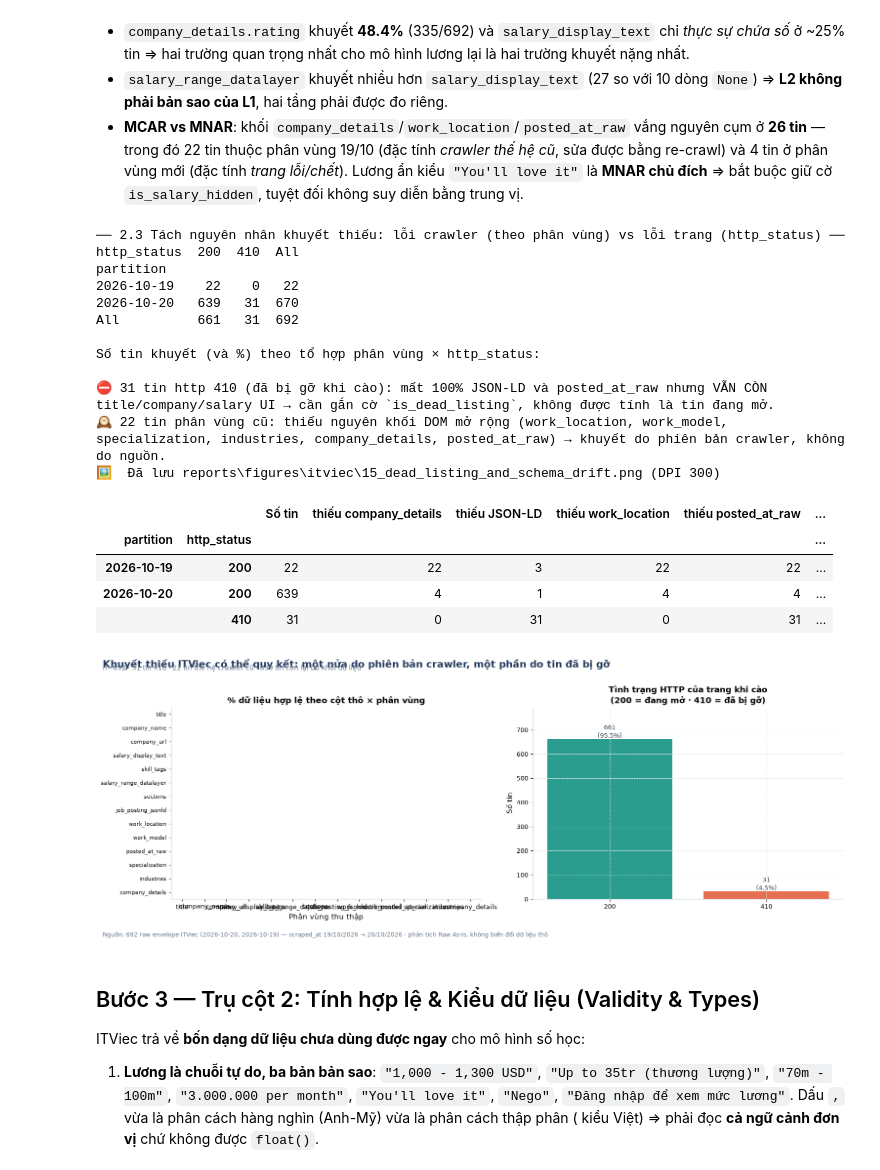
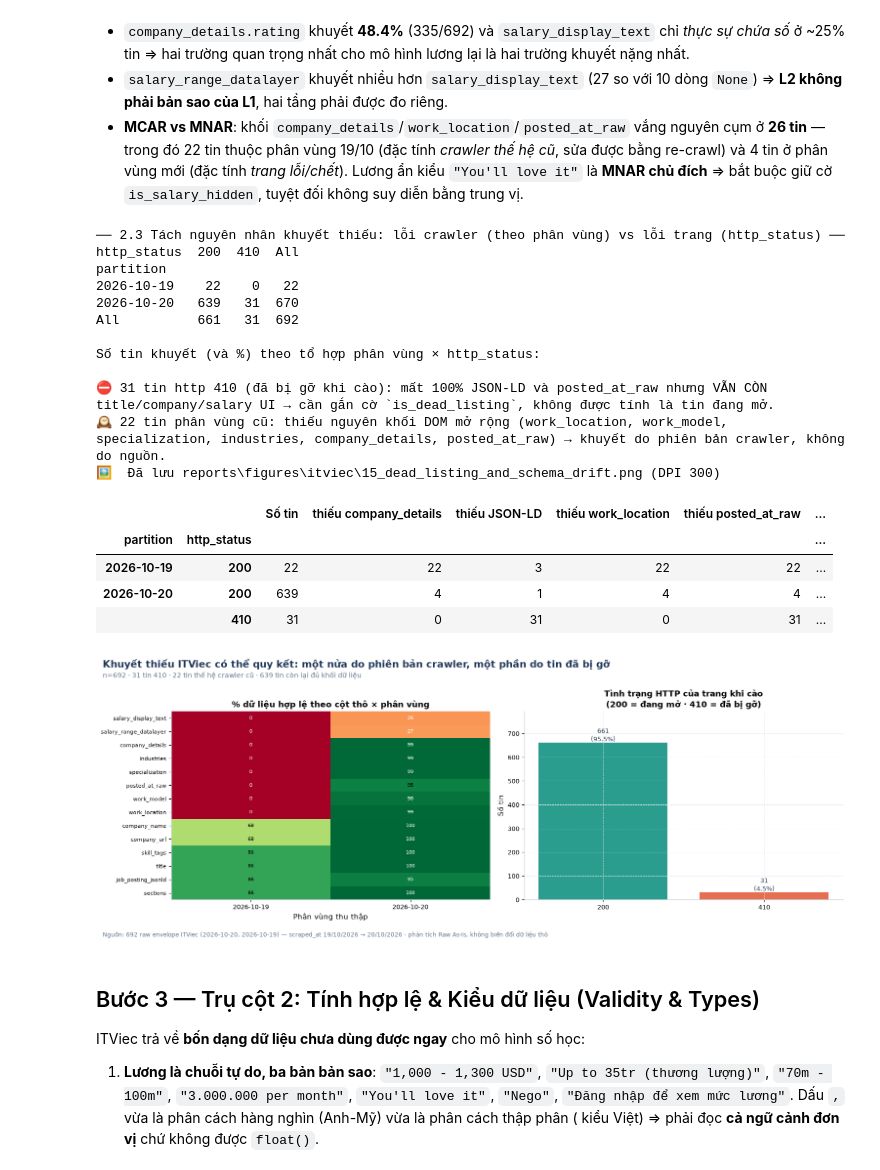
Before and after one commit to Archduker/VN-IT-Job-Mining, a Jupyter notebook: reports/itviec_eda.ipynb, the cells around one changed output. Cells and saved outputs as stored; diff of their text form; code cells hidden in the pictures.

```diff
--- a/reports/itviec_eda.ipynb
+++ b/reports/itviec_eda.ipynb
@@ -652,8 +901,22 @@ try:
 except ImportError:
     HAS_MSNO = False
 
+def _short_lbl(c, limit=30):
+    """Thu gọn tên trường để làm nhãn trục: viết tắt khối lồng, vẫn dài thì cắt giữa và giữ lại phần lá.
+
+    Nhãn 47 ký tự tràn ra biên trái PNG và lấn sang panel kề bên (đo bằng máy ở cell tự kiểm cuối
+    notebook). Dạng rút gọn GIỮ NGUYÊN lá sau dấu '.' cuối cùng, nên cell kiểm bao phủ trường vẫn nhận
+    ra trường đó đã lên hình thay vì vì chữ bị cắt mà báo 'chưa trực quan hóa'.
+    """
+    c = c.replace("job_posting_jsonld.", "jsonld.").replace("company_details.", "cd.")
+    if len(c) <= limit:
+        return c
+    head, leaf = c.rsplit(".", 1)
+    return f"{head.split('.')[0]}.…{leaf}"
+
+
 fig = plt.figure(figsize=(16.5, 6.8))
-gs = gridspec.GridSpec(1, 2, width_ratios=[1.3, 1], wspace=0.32)
+gs = gridspec.GridSpec(1, 2, width_ratios=[1.3, 1], wspace=0.42)
 ax_m = fig.add_subplot(gs[0])
 if HAS_MSNO:
     msno.matrix((1 - mask).astype(float), ax=ax_m, sparkline=False, color=(0.11, 0.21, 0.34))
@@ -661,7 +924,7 @@ if HAS_MSNO:
 else:
     im = ax_m.imshow((1 - mask).values.T, aspect="auto", cmap=ListedColormap([C_WARN, C_OK]), vmin=0, vmax=1)
     ax_m.set_yticks(range(len(ANALYSIS_COLS)))
-    ax_m.set_yticklabels([c.replace("job_posting_jsonld.", "jsonld.") for c in ANALYSIS_COLS], fontsize=7.5)
+    ax_m.set_yticklabels([_short_lbl(c) for c in ANALYSIS_COLS], fontsize=7.5)
     ax_m.set_xticks([]), ax_m.grid(False)
     ax_m.set_xlabel("Dòng bản ghi (xanh = có dữ liệu hợp lệ, đỏ = khuyết thiếu/nhãn ẩn)")
     ax_m.set_title("Ma trận khuyết thiếu từng dòng (fallback, không cần missingno)", fontsize=11.5, fontweight="bold")
@@ -670,8 +933,7 @@ ax_b = fig.add_subplot(gs[1])
 bars = ax_b.barh(range(len(comp_pct)), comp_pct.values,
                  color=[C_WARN if v < 70 else C_OK for v in comp_pct.values])
 ax_b.set_yticks(range(len(comp_pct)))
-ax_b.set_yticklabels([c.replace("job_posting_jsonld.", "jsonld.").replace("company_details.", "cd.")
-                      for c in comp_pct.index], fontsize=8)
+ax_b.set_yticklabels([_short_lbl(c) for c in comp_pct.index], fontsize=8)
 ax_b.set_xlim(0, 112), ax_b.set_xlabel("Mức độ hoàn thiện (%)")
 for i, v in enumerate(comp_pct.values):
     ax_b.text(v + 1.5, i, f"{v:.1f}%", va="center", fontsize=8.5, color="#334155")
@@ -724,47 +986,51 @@ print(f"🕰️ {old_era} tin phân vùng cũ: thiếu nguyên khối DOM mở r
 ht = df.groupby("_partition").apply(
     lambda g: (1 - df_top.loc[g.index].map(is_missing_value).mean()) * 100, include_groups=False)
 fig, axes = plt.subplots(1, 2, figsize=(15.5, 5.8))
-heat = ht.reindex(raw_cols).sort_values(ht.columns[0], ascending=True)
-im = axes[0].imshow(heat.values.T, aspect="auto", cmap="RdYlGn", vmin=0, vmax=100)
-axes[0].set_yticks(range(len(heat.columns))), axes[0].set_yticklabels(heat.index, fontsize=8)
-axes[0].set_xticks(range(len(heat.index))), axes[0].set_xticklabels(heat.columns, fontsize=9)
+# `ht` trả về MỖI DÒNG LÀ MỘT PHÂN VÙNG, mỗi cột là một trường thô -> phải trở chiều trước khi vẽ;
+# bản cũ `ht.reindex(raw_cols)` lấy tên trường gán lên hàng của một khung đánh chỉ số theo phân vùng,
+# nên toàn bảng thành NaN: panel trống trơn và 16 tên trường bị dồn lên trục X đè lên nhau.
+heat = ht.T.reindex(raw_cols).sort_values(ht.index[0], ascending=True)   # hàng = trường thô, cột = phân vùng
+im = axes[0].imshow(heat.values, aspect="auto", cmap="RdYlGn", vmin=0, vmax=100)
+axes[0].set_yticks(range(len(heat.index))), axes[0].set_yticklabels(heat.index, fontsize=8)
+axes[0].set_xticks(range(len(heat.columns)))
+axes[0].set_xticklabels([str(c) for c in heat.columns], fontsize=9)
 axes[0].set_xlabel("Phân vùng thu thập"), axes[0].grid(False)
 for i in range(heat.shape[0]):
     for j in range(heat.shape[1]):
         v = heat.values[i, j]
-        axes[0].text(j, i, f"{v:.0f}", ha="center", va="center", fontsize=7.5,
-                     color="black" if 45 < v < 95 else "white")
+        axes[0].text(j, i, f"{v:.0f}" if pd.notna(v) else "—", ha="center", va="center", fontsize=7.5,
+                     color="#334155" if pd.isna(v) else ("black" if 45 < v < 95 else "white"))
 axes[0].set_title("% dữ liệu hợp lệ theo cột thô × phân vùng")
 
 st = df_meta["m_http_status"].value_counts().sort_index()
 axes[1].bar([str(x) for x in st.index], st.values, color=[C_OK, C_WARN][:len(st)])
 for i, v in enumerate(st.values):
     axes[1].text(i, v + 6, f"{v}\n({v/len(df)*100:.1f}%)", ha="center", fontsize=9.5, color="#334155")
 axes[1].set_ylabel("Số tin"), axes[1].set_ylim(0, max(st.values) * 1.2)
 axes[1].set_title("Tình trạng HTTP của trang khi cào\n(200 = đang mở · 410 = đã bị gỡ)")
 finalize(fig, "Khuyết thiếu ITViec có thể quy kết: một nửa do phiên bản crawler, một phần do tin đã bị gỡ",
          f"n={len(df)} · {n410} tin 410 · {old_era} tin thế hệ crawler cũ · "
          f"{len(df) - n410 - old_era} tin còn lại đủ khối dữ liệu",
          "15_dead_listing_and_schema_drift.png")
 # %% [output]
 ── 2.3 Tách nguyên nhân khuyết thiếu: lỗi crawler (theo phân vùng) vs lỗi trang (http_status) ──
 http_status  200  410  All
 partition
 2026-10-19    22    0   22
 2026-10-20   639   31  670
 All          661   31  692
 
 Số tin khuyết (và %) theo tổ hợp phân vùng × http_status:
 
 ⛔ 31 tin http 410 (đã bị gỡ khi cào): mất 100% JSON-LD và posted_at_raw nhưng VẪN CÒN title/company/salary UI → cần gắn cờ `is_dead_listing`, không được tính là tin đang mở.
 🕰️ 22 tin phân vùng cũ: thiếu nguyên khối DOM mở rộng (work_location, work_model, specialization, industries, company_details, posted_at_raw) → khuyết do phiên bản crawler, không do nguồn.
 🖼️  Đã lưu reports\figures\itviec\15_dead_listing_and_schema_drift.png (DPI 300)
 |  |  | Số tin | thiếu company_details | thiếu JSON-LD | thiếu work_location | thiếu posted_at_raw | ... |
 | partition | http_status |  |  |  |  |  | ... |
 | 2026-10-19 | 200 | 22 | 22 | 3 | 22 | 22 | ... |
 | 2026-10-20 | 200 | 639 | 4 | 1 | 4 | 4 | ... |
 |  | 410 | 31 | 0 | 31 | 0 | 31 | ... |
-[figure, old version]
+[figure, new version]
 # %% [markdown]
 ## Bước 3 — Trụ cột 2: Tính hợp lệ & Kiểu dữ liệu (Validity & Types)
 
```
Also changed, not shown: parts of 18 cells of this notebook, 47 other files.
